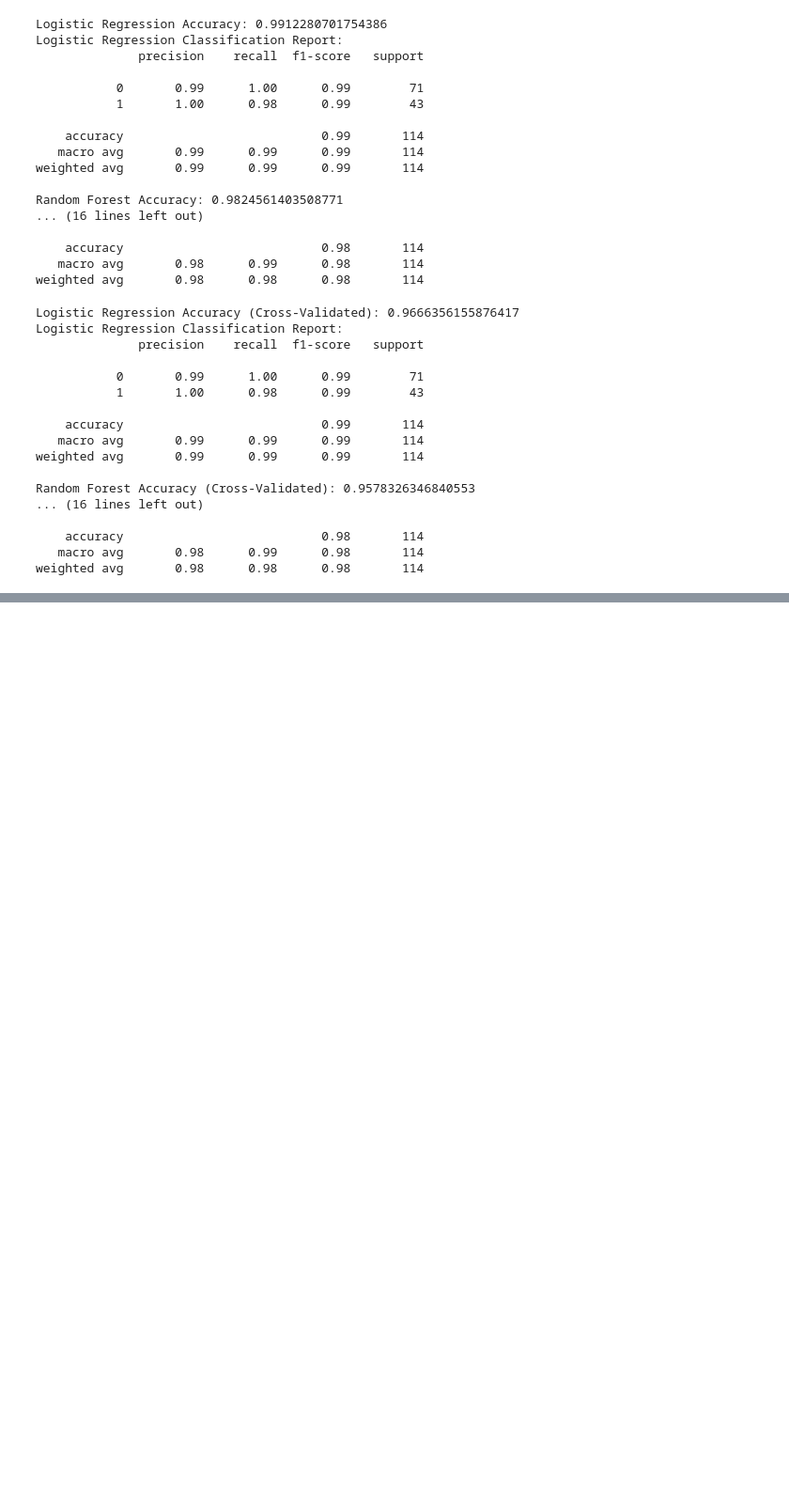
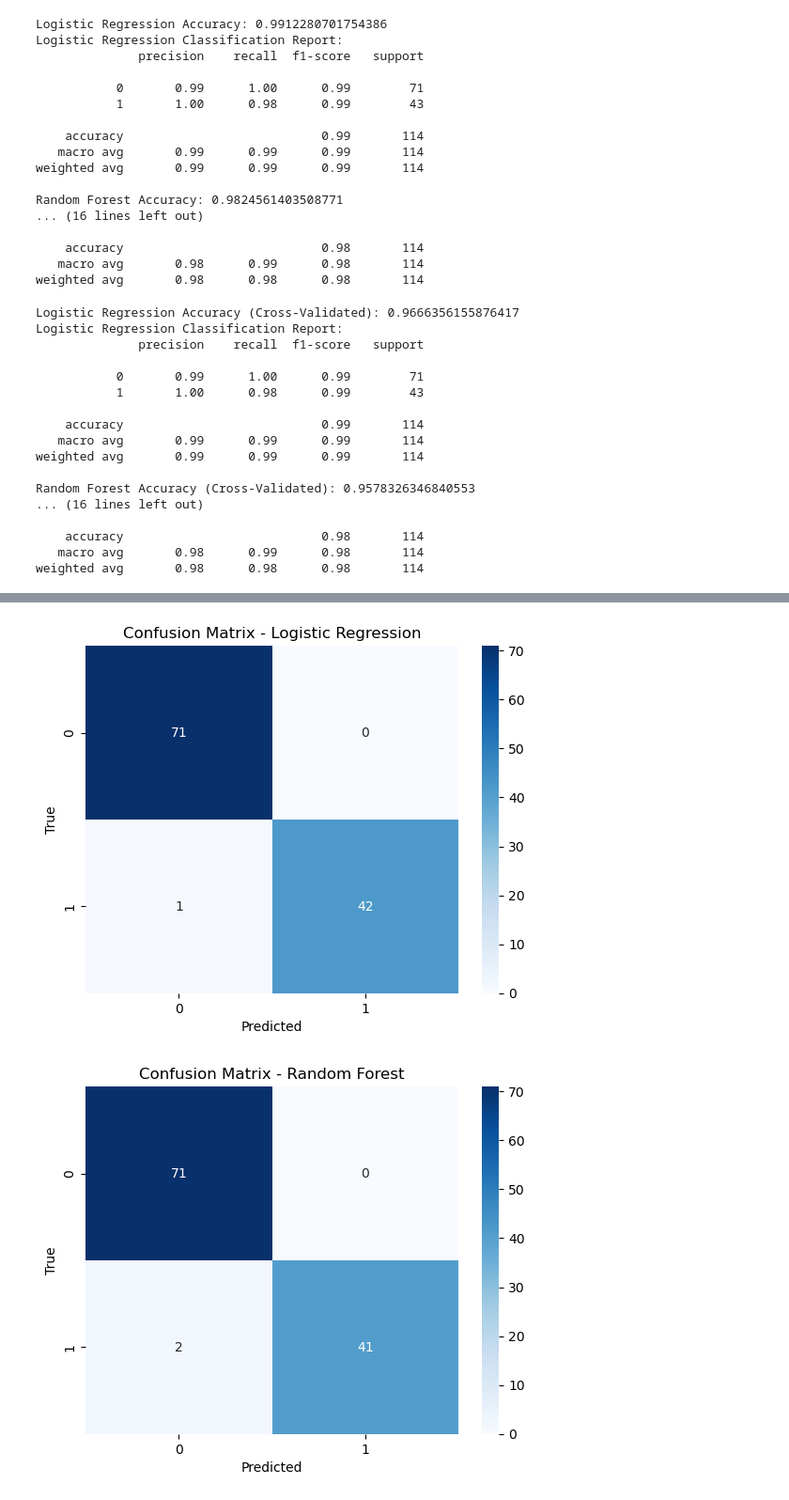
Before and after one commit to harbyj/html, a Jupyter notebook: Untitled1.ipynb, the cells around one changed output, grey strips where cells are left out. Shown at 94% size. Drawn from its saved outputs; the diff is of its cells as text; code cells hidden in the pictures; blank space fills up the shorter version.

```diff
--- a/Untitled1.ipynb
+++ b/Untitled1.ipynb
@@ -749,0 +836,31 @@ weighted avg       0.98      0.98      0.98       114
+# %%
+import matplotlib.pyplot as plt
+import seaborn as sns
+from sklearn.metrics import confusion_matrix
+
+# Step 9: Plotting confusion matrix for Logistic Regression
+cm_logreg = confusion_matrix(y_test, y_pred_logreg)
+sns.heatmap(cm_logreg, annot=True, fmt='d', cmap='Blues')
+plt.xlabel('Predicted')
+plt.ylabel('True')
+plt.title('Confusion Matrix - Logistic Regression')
+plt.show()
+
+# Step 10: Plotting confusion matrix for Random Forest
+cm_rf = confusion_matrix(y_test, y_pred_rf)
+sns.heatmap(cm_rf, annot=True, fmt='d', cmap='Blues')
+plt.xlabel('Predicted')
+plt.ylabel('True')
+plt.title('Confusion Matrix - Random Forest')
+plt.show()
+
+# Step 11: Plotting confusion matrix for Naïve Bayes
+cm_nb = confusion_matrix(y_test, y_pred_nb)
+sns.heatmap(cm_nb, annot=True, fmt='d', cmap='Blues')
+plt.xlabel('Predicted')
+plt.ylabel('True')
+plt.title('Confusion Matrix - Naïve Bayes')
+plt.show()
+# %% [output]
+[figure, added]
+[figure, added]
```
Also changed, not shown: parts of 23 cells of this notebook, 5 other files.
